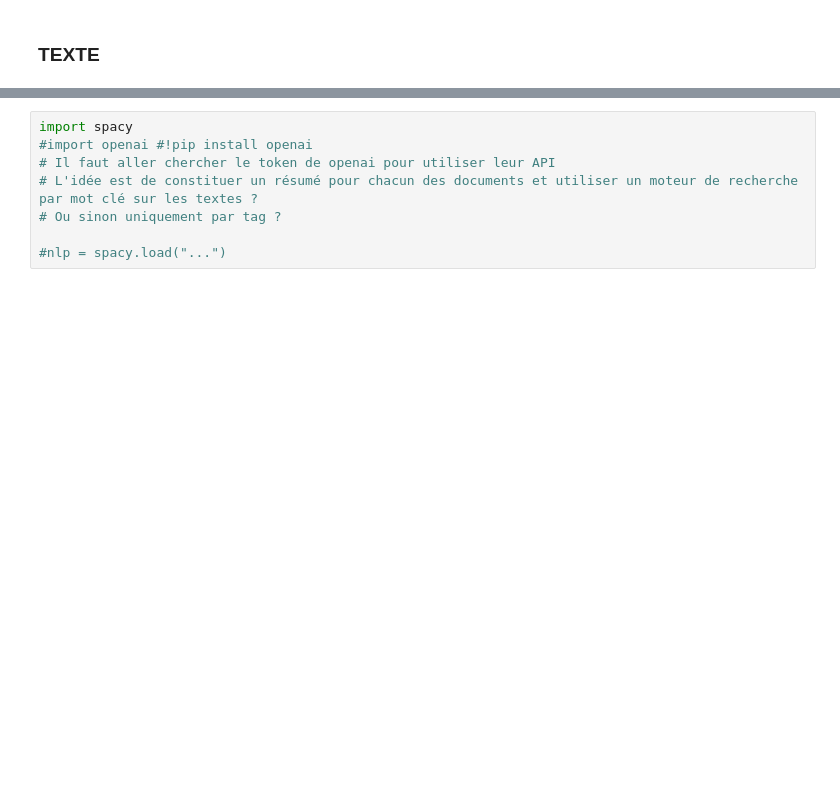
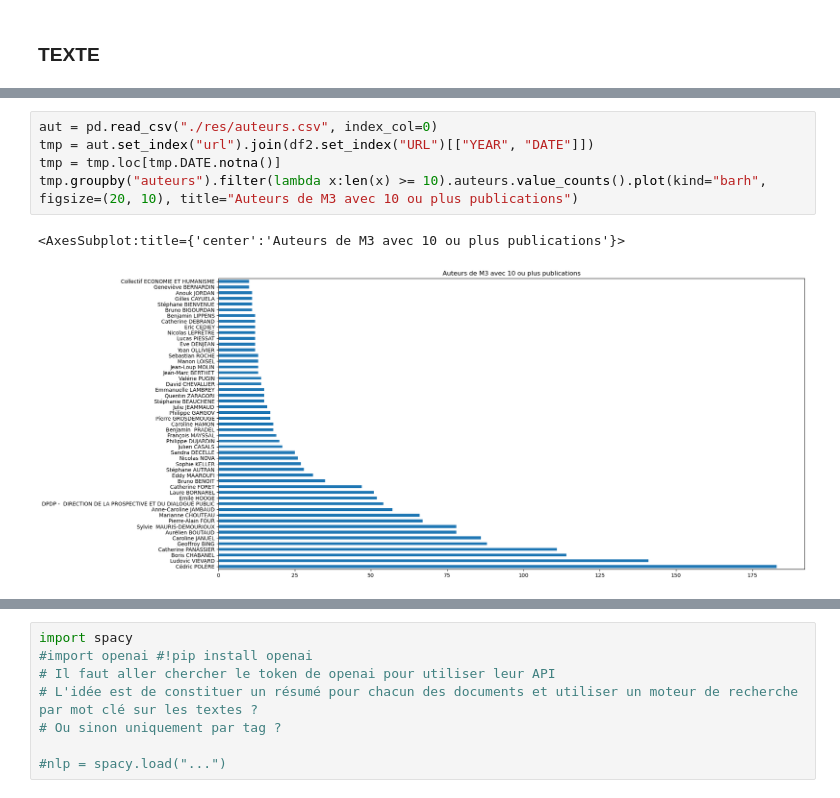
Before and after one commit to Geminy3/Skoli_M3, a Jupyter notebook: Analyse_text.ipynb, the cells around one changed output, grey strips where cells are left out. Cells and saved outputs as stored; diff of their text form; blank space fills up the shorter version.

Commit message:
Avancement dans l'analyse des docs et des auteurs

```diff
--- a/Analyse_text.ipynb
+++ b/Analyse_text.ipynb
@@ -75,0 +91,8 @@ With NA : (2228, 8)
+# %%
+aut = pd.read_csv("./res/auteurs.csv", index_col=0)
+tmp = aut.set_index("url").join(df2.set_index("URL")[["YEAR", "DATE"]])
+tmp = tmp.loc[tmp.DATE.notna()]
+tmp.groupby("auteurs").filter(lambda x:len(x) >= 10).auteurs.value_counts().plot(kind="barh", figsize=(20, 10), title="Auteurs de M3 avec 10 ou plus publications")
+# %% [output]
+<AxesSubplot:title={'center':'Auteurs de M3 avec 10 ou plus publications'}>
+[figure, added]
```
Also changed, not shown: parts of 13 cells of this notebook, 3 other files.
